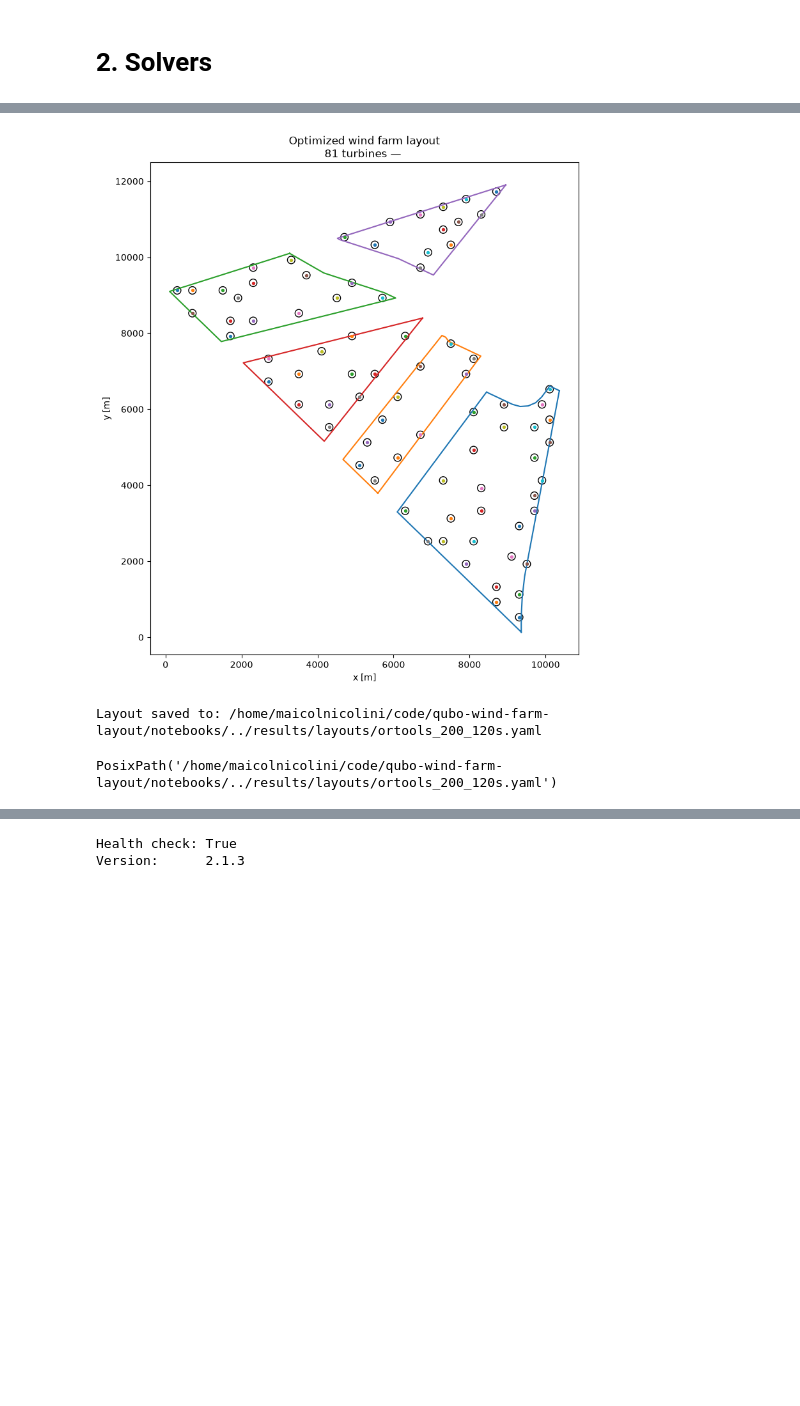
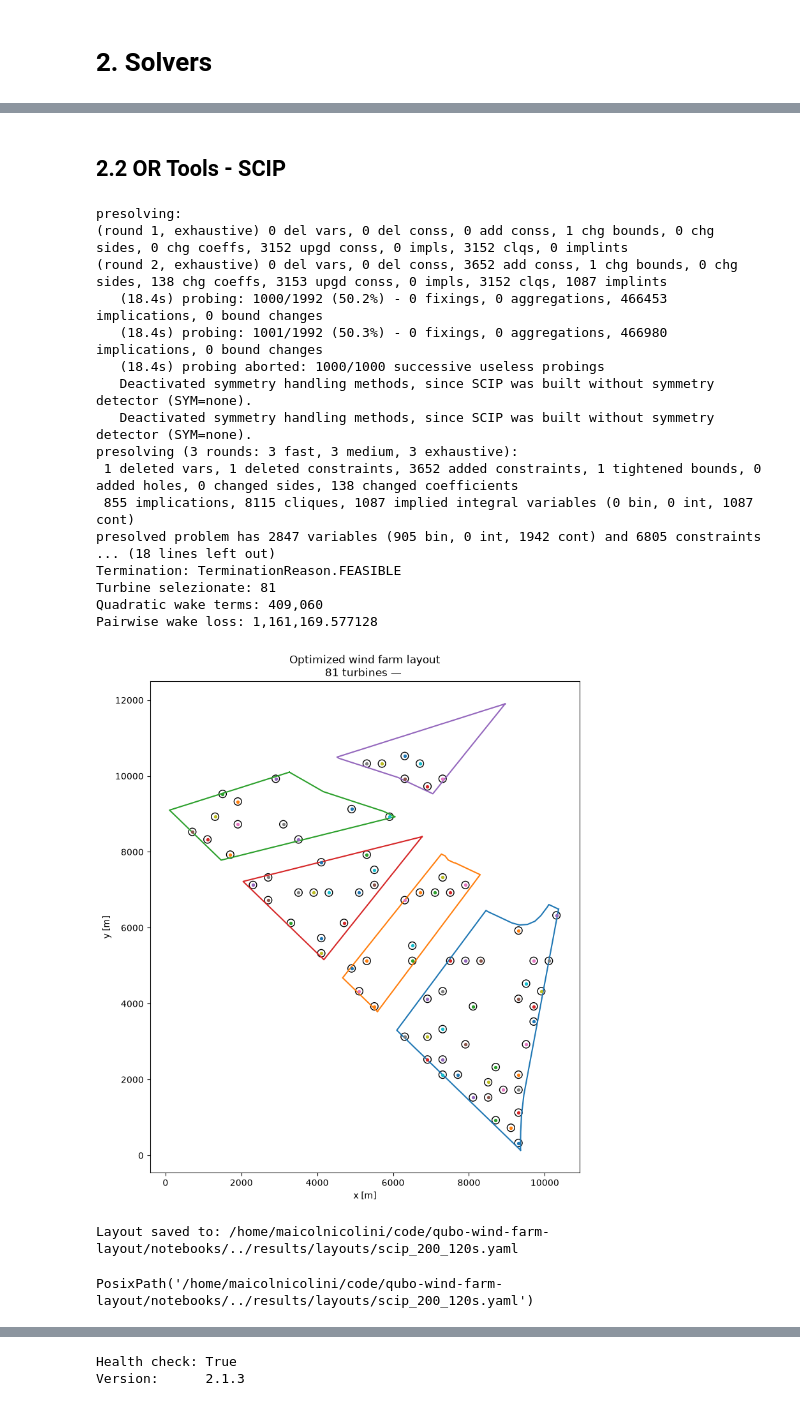
Before and after one commit to NickOLeeney/qubo-wind-farm-layout, a Jupyter notebook: notebooks/03_solve_qubo.ipynb, the cells around one changed output, grey strips where cells are left out. Drawn from its saved outputs; the diff is of its cells as text; code cells hidden in the pictures; blank space fills up the shorter version.

```diff
--- a/notebooks/03_solve_qubo.ipynb
+++ b/notebooks/03_solve_qubo.ipynb
@@ -79,16 +85,49 @@ Pairwise wake loss: 958997.827
-# %%
-plot_selected_layout(selected_locations=selected_locations)
-# %% [output]
-[figure, removed]
-# %%
-save_benchmark_layout(
-    selected_locations=selected_locations,
-    solver_name="ortools",
-    filename=f"ortools_{GRID_RESOLUTION}_{time_limit_s}s.yaml",
-    grid_resolution=GRID_RESOLUTION,
-    time_limit_s=time_limit_s
-)
-# %% [output]
-Layout saved to: /home/maicolnicolini/code/qubo-wind-farm-layout/notebooks/../results/layouts/ortools_200_120s.yaml
-PosixPath('/home/maicolnicolini/code/qubo-wind-farm-layout/notebooks/../results/layouts/ortools_200_120s.yaml')
+# %% [markdown]
+## 2.2 OR Tools - SCIP
+# %%
+from src.solvers.ortools import solve_wflo_gscip
+
+time_limit_s = 60*2
+
+z_solution_scip, _ = solve_wflo_gscip(
+    wake_loss_matrix=wake_loss_matrix,
+    invalid_pairs=invalid_pairs,
+    n_turbines=81,
+    time_limit_s=time_limit_s,
+)
+
+selected_locations_scip = candidate_locations[
+    z_solution_scip.astype(bool)
+]
+
+plot_selected_layout(selected_locations=selected_locations_scip)
+
+save_benchmark_layout(
+    selected_locations=selected_locations_scip,
+    solver_name="scip",
+    filename=f"scip_{GRID_RESOLUTION}_{time_limit_s}s.yaml",
+    grid_resolution=GRID_RESOLUTION,
+    time_limit_s=time_limit_s
+)
+# %% [output]
+presolving:
+(round 1, exhaustive) 0 del vars, 0 del conss, 0 add conss, 1 chg bounds, 0 chg sides, 0 chg coeffs, 3152 upgd conss, 0 impls, 3152 clqs, 0 implints
+(round 2, exhaustive) 0 del vars, 0 del conss, 3652 add conss, 1 chg bounds, 0 chg sides, 138 chg coeffs, 3153 upgd conss, 0 impls, 3152 clqs, 1087 implints
+   (18.4s) probing: 1000/1992 (50.2%) - 0 fixings, 0 aggregations, 466453 implications, 0 bound changes
+   (18.4s) probing: 1001/1992 (50.3%) - 0 fixings, 0 aggregations, 466980 implications, 0 bound changes
+   (18.4s) probing aborted: 1000/1000 successive useless probings
+   Deactivated symmetry handling methods, since SCIP was built without symmetry detector (SYM=none).
+   Deactivated symmetry handling methods, since SCIP was built without symmetry detector (SYM=none).
+presolving (3 rounds: 3 fast, 3 medium, 3 exhaustive):
+ 1 deleted vars, 1 deleted constraints, 3652 added constraints, 1 tightened bounds, 0 added holes, 0 changed sides, 138 changed coefficients
+ 855 implications, 8115 cliques, 1087 implied integral variables (0 bin, 0 int, 1087 cont)
+presolved problem has 2847 variables (905 bin, 0 int, 1942 cont) and 6805 constraints
+... (18 lines left out)
+Termination: TerminationReason.FEASIBLE
+Turbine selezionate: 81
+Quadratic wake terms: 409,060
+Pairwise wake loss: 1,161,169.577128
+[figure, added]
+Layout saved to: /home/maicolnicolini/code/qubo-wind-farm-layout/notebooks/../results/layouts/scip_200_120s.yaml
+PosixPath('/home/maicolnicolini/code/qubo-wind-farm-layout/notebooks/../results/layouts/scip_200_120s.yaml')
 # %% [markdown]
```
Also changed, not shown: parts of 6 cells of this notebook, 23 other files.
